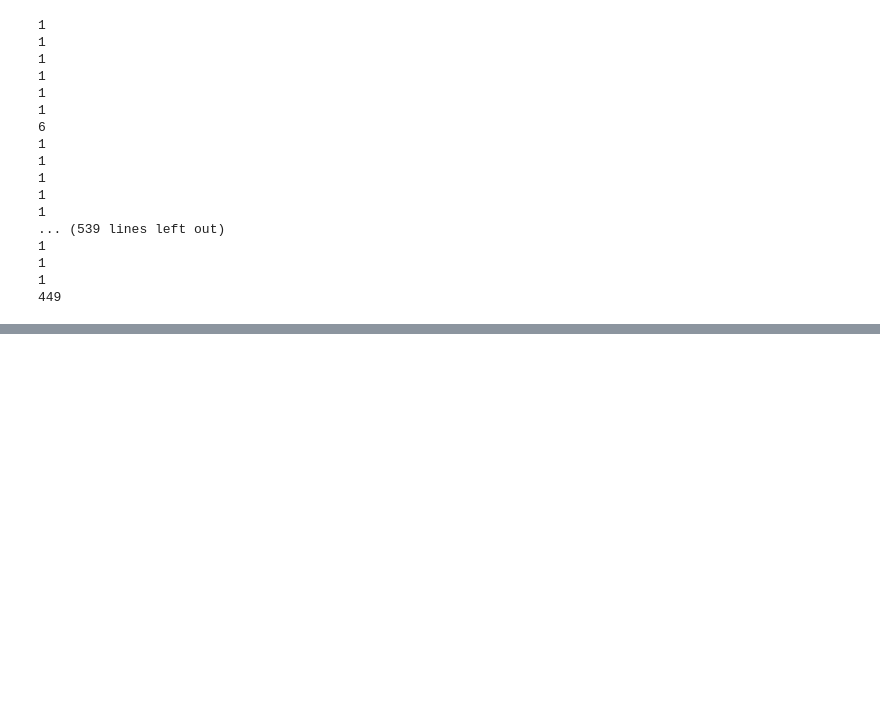
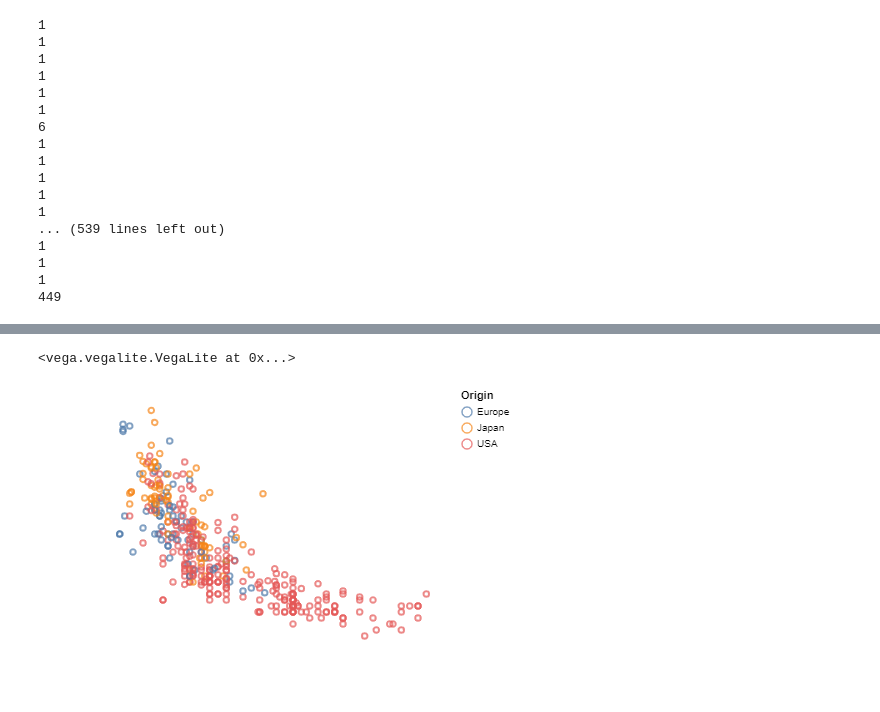
Before and after one commit to stewarthkerr/CS765_DC3, a Jupyter notebook: code/kerr_dc3.ipynb, the cells around one changed output, grey strips where cells are left out. Saved outputs shown, nothing was run; the diff lists cells and outputs as text; code cells hidden in the pictures; blank space fills up the shorter version.

```diff
--- a/code/kerr_dc3.ipynb
+++ b/code/kerr_dc3.ipynb
@@ -251,0 +290,15 @@ alt.vconcat(left_final|right_final,
+# %%
+import altair as alt
+
+# load a simple dataset as a pandas DataFrame
+from vega_datasets import data
+cars = data.cars()
+
+alt.Chart(cars).mark_point().encode(
+    alt.X('Horsepower', axis=None),
+    alt.Y('Miles_per_Gallon', axis=None),
+    color='Origin',
+)
+# %% [output]
+<vega.vegalite.VegaLite at 0x...>
+[figure, added]
```
Also changed, not shown: parts of 4 cells of this notebook, 1 other file.
